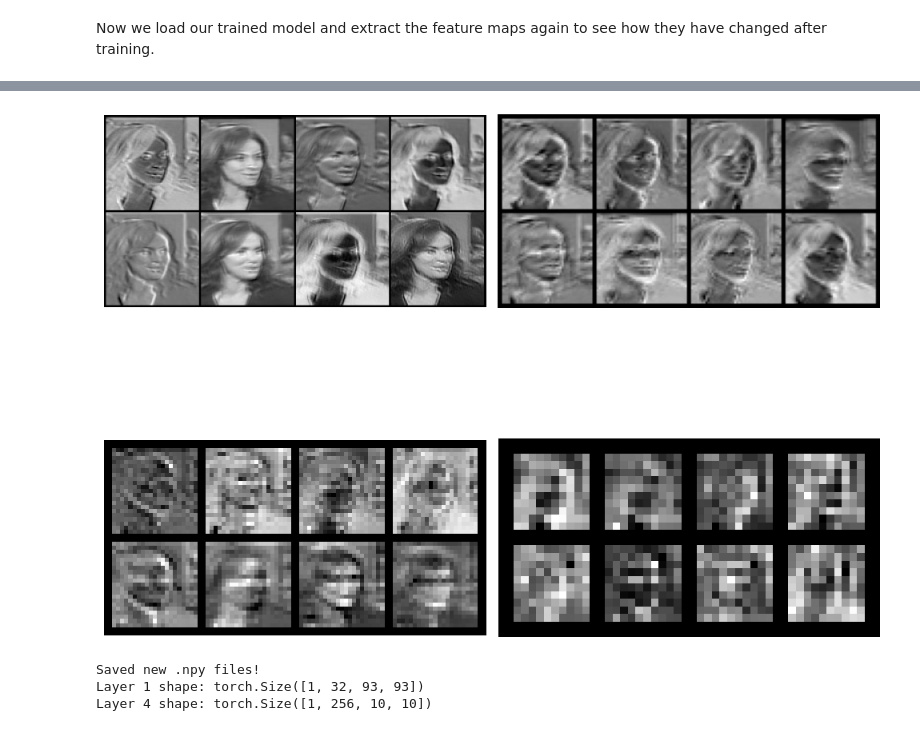
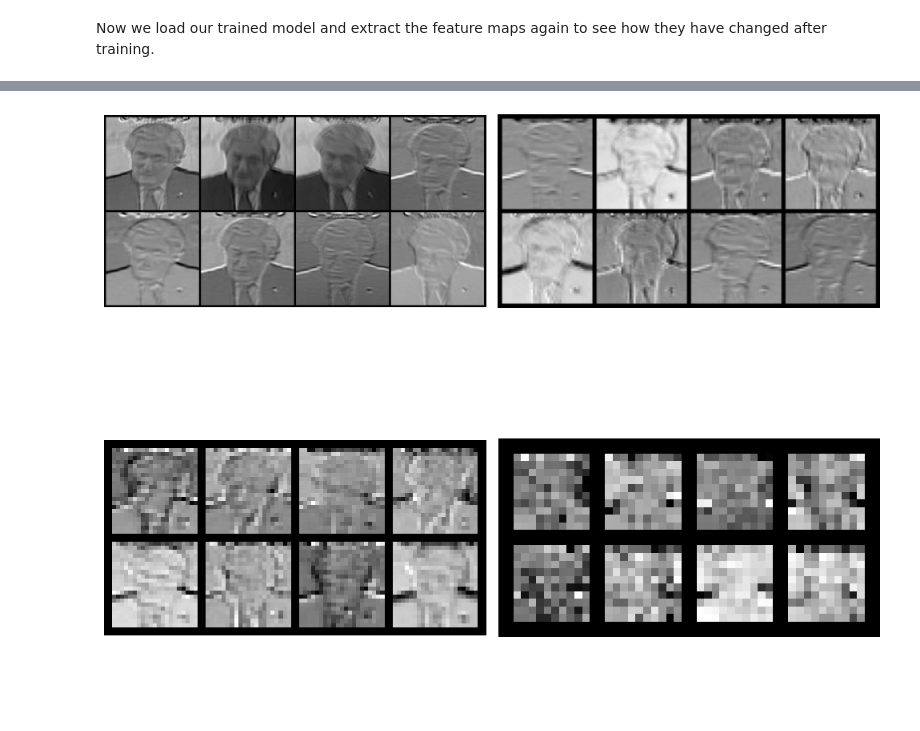
Before and after one commit to CKH-010/facial-keypoint-detection, a Jupyter notebook: MechInerp_Analysis.ipynb, the cells around one changed output, grey strips where cells are left out. Saved outputs shown, nothing was run; the diff lists cells and outputs as text; code cells hidden in the pictures; blank space fills up the shorter version.

```diff
--- a/MechInerp_Analysis.ipynb
+++ b/MechInerp_Analysis.ipynb
@@ -126,4 +134,0 @@ torch.Size([1, 256, 10, 10])
-# %%
-plot_feature_maps(features)
-# %% [output]
-[figure, removed]
@@ -133,31 +135,17 @@ np.save("rust_data_pipeline/layer1_features.npy", features[0].detach().cpu().num
 # %%
-import numpy as np
-import torch
-from models.naimishnet import NaimishNet
-from src.extract_features import extract_features
+advanced = NaimishNet(use_bam_and_coord=True).to(device).eval()
 
-# 1. Load the TRAINED advanced model
-device = torch.device("cuda" if torch.cuda.is_available() else "cpu")
-advanced = NaimishNet(use_bam_and_coord=True).to(device)
-advanced.eval()
+with torch.no_grad():
+    advanced(image)  # Initialize lazy layer
 
-# 2. Load the weights you just saved
-advanced.load_state_dict(torch.load("output/naimishnet_bam_coord_aligned.pth", map_location=device))
+advanced.load_state_dict(
+    torch.load("output/naimishnet_bam_coord_aligned.pth", map_location=device, weights_only=True)
+)
+advanced_features = extract_features(advanced, image)
 
-# 3. Create a dummy image (or use a real one from your loader if you have it in this notebook)
-dummy_input = torch.randn(1, 1, 96, 96).to(device)
+np.save("rust_data_pipeline/advanced_layer1.npy", advanced_features[0][0].detach().cpu().numpy())
+np.save("rust_data_pipeline/advanced_layer4.npy", advanced_features[3][0].detach().cpu().numpy())
 
-# 4. Extract features
-features = extract_features(advanced, dummy_input)
-
-# 5. Save the new .npy files
-np.save("rust_data_pipeline/layer1_new.npy", features[0].squeeze(0).detach().cpu().numpy())
-np.save("rust_data_pipeline/layer4_new.npy", features[3].squeeze(0).detach().cpu().numpy())
-
-print("Saved new .npy files!")
-print(f"Layer 1 shape: {features[0].shape}")
-print(f"Layer 4 shape: {features[3].shape}")
+plot_feature_maps(advanced_features[:4])
 # %% [output]
-Saved new .npy files!
-Layer 1 shape: torch.Size([1, 32, 93, 93])
-Layer 4 shape: torch.Size([1, 256, 10, 10])
+[figure, added]
```
Also changed, not shown: parts of 6 cells of this notebook, 10 other files.
